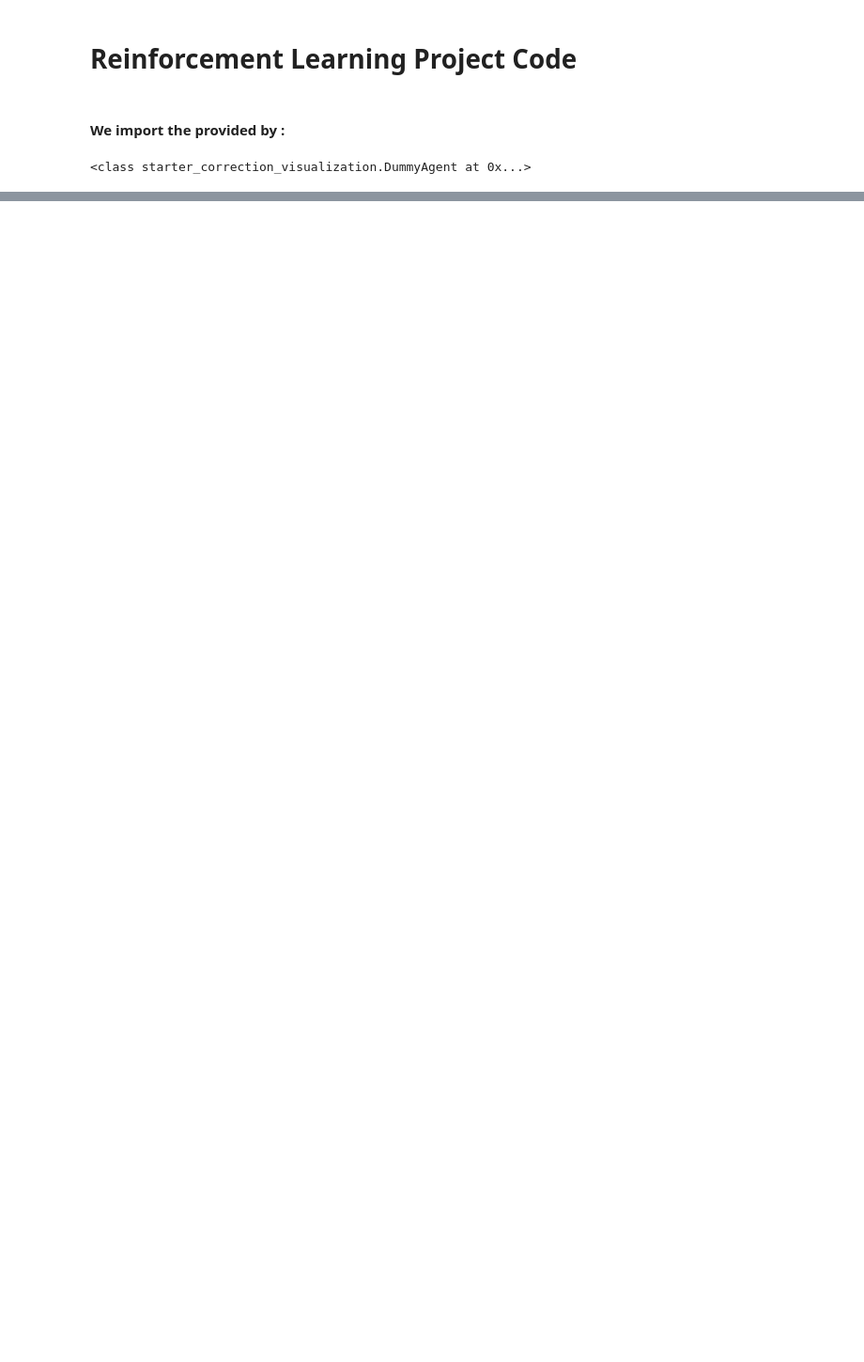
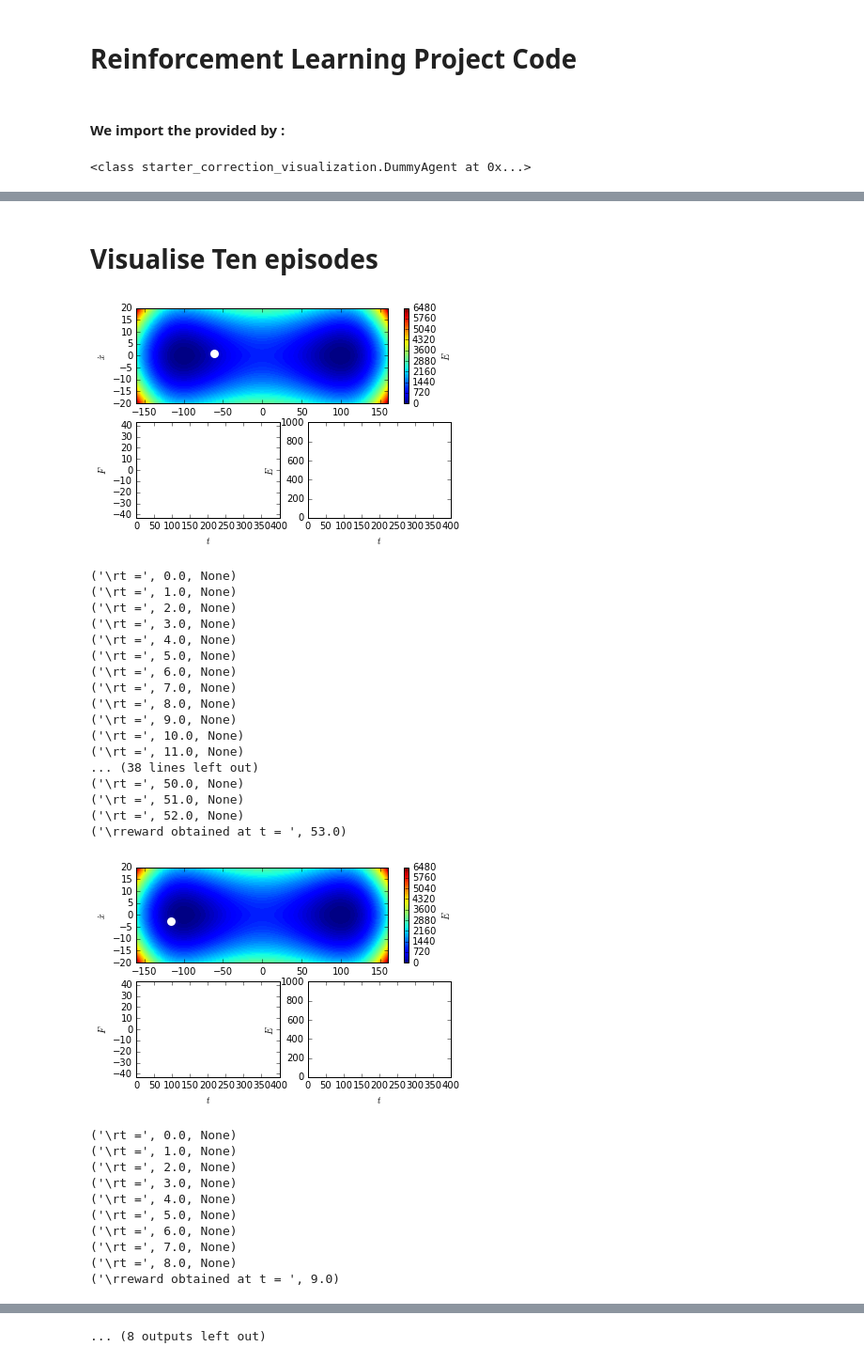
Before and after one commit to SHENGYUGUOJI/Reinforcement-Learning, a Jupyter notebook: MountanCarProblem/Reinforcement Learning in Neural Network.ipynb, the cells around one changed output, grey strips where cells are left out. Shown: that part at 94% size. Cells and saved outputs as stored; diff of their text form; code cells hidden in the pictures; blank space fills up the shorter version.

```diff
--- a/MountanCarProblem/Reinforcement Learning in Neural Network.ipynb
+++ b/MountanCarProblem/Reinforcement Learning in Neural Network.ipynb
@@ -58,0 +67,41 @@ K.visualize_trial(400)
+# %% [markdown]
+# Visualise Ten episodes
+# %%
+for i in range(1,11):
+    force_amplitude= 39*i
+    mc = mountaincar.MountainCar(g = 10.0, d = 100.0, H = 10., m = 10.0,
+                force_amplitude = +39.0, reward_amplitude = 1.,
+                 reward_threshold = 0.0)
+    mv = mountaincar.MountainCarViewer(mc)
+    start=starter_correction_visualization.DummyAgent(mc,0.9)
+    start.visualize_trial(400)
+# %% [output]
+[figure, added]
+('\rt =', 0.0, None)
+('\rt =', 1.0, None)
+('\rt =', 2.0, None)
+('\rt =', 3.0, None)
+('\rt =', 4.0, None)
+('\rt =', 5.0, None)
+('\rt =', 6.0, None)
+('\rt =', 7.0, None)
+('\rt =', 8.0, None)
+('\rt =', 9.0, None)
+('\rt =', 10.0, None)
+('\rt =', 11.0, None)
+... (38 lines left out)
+('\rt =', 50.0, None)
+('\rt =', 51.0, None)
+('\rt =', 52.0, None)
+('\rreward obtained at t = ', 53.0)
+[figure, added]
+('\rt =', 0.0, None)
+('\rt =', 1.0, None)
+('\rt =', 2.0, None)
+('\rt =', 3.0, None)
+('\rt =', 4.0, None)
+('\rt =', 5.0, None)
+('\rt =', 6.0, None)
+('\rt =', 7.0, None)
+('\rt =', 8.0, None)
+('\rreward obtained at t = ', 9.0)
@@ -58,0 +180 @@ K.visualize_trial(400)
+... (8 outputs left out)
```
Also changed, not shown: parts of 10 cells of this notebook.
